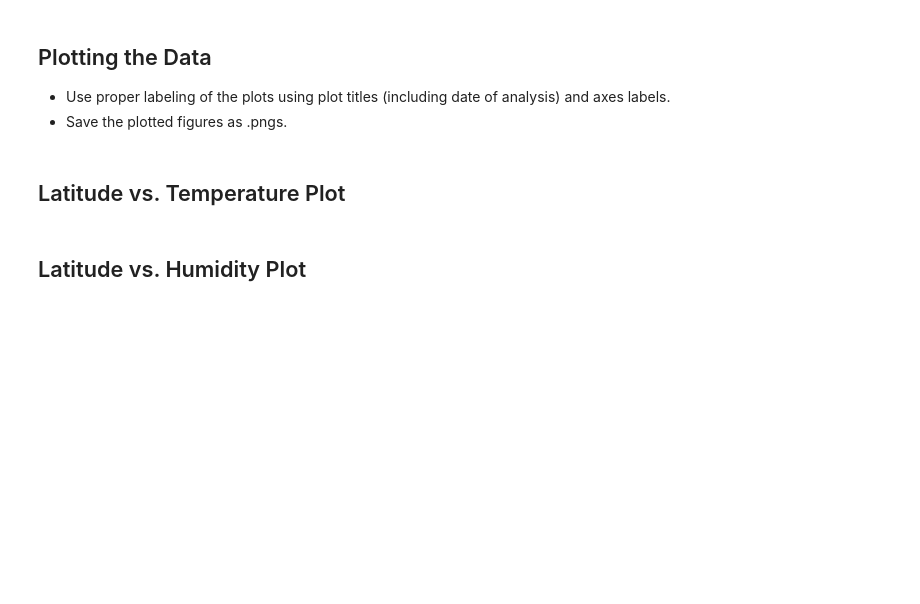
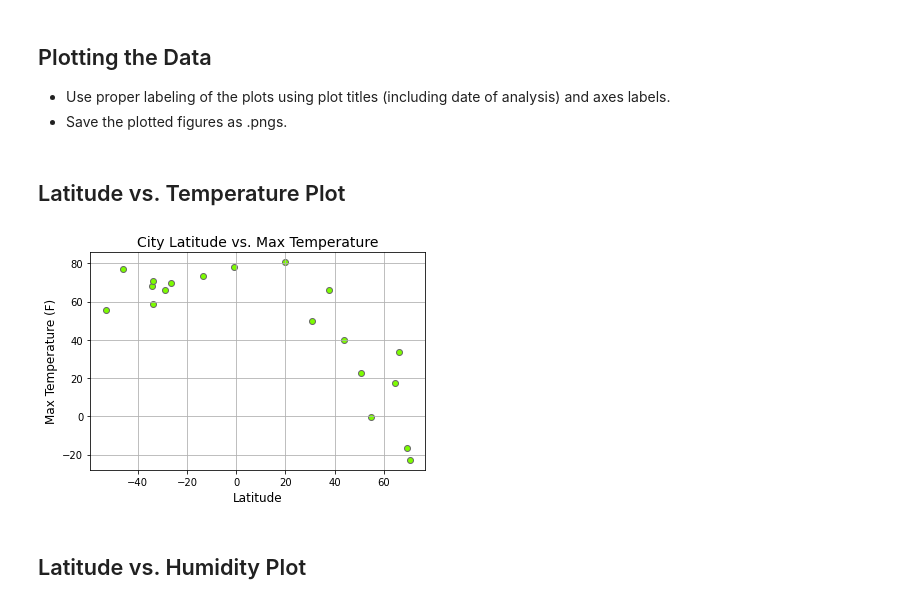
Before and after one commit to NHoyer95/python-api-challenge, a Jupyter notebook: WeatherPy/WeatherPy.ipynb, the cells around one changed output. Drawn from its saved outputs; the diff is of its cells as text; code cells hidden in the pictures; blank space fills up the shorter version.

```diff
--- a/WeatherPy/WeatherPy.ipynb
+++ b/WeatherPy/WeatherPy.ipynb
@@ -184,17 +184,19 @@ clean_city_data.head()
 # %% [markdown]
 ## Latitude vs. Temperature Plot
 # %%
-# # Create scatter plot
-# plt.scatter(latitudes, temperatures, marker="o", facecolors="lightsalmon", edgecolors="sienna")
+# Create scatter plot
+plt.scatter(clean_city_data["Lat"], clean_city_data["Max Temp"], marker="o", facecolors="lawngreen", edgecolors="dimgrey")
 
-# # Add labels, title, limits & grid
-# plt.title("City Latitude vs. Max Temperature (19/06/20)", fontsize=14)
-# plt.ylabel("Max Temperature (F)", fontsize=12)
-# plt.xlabel("Latitude", fontsize=12)
-# plt.grid()
+# Add labels, title, limits & grid
+plt.title("City Latitude vs. Max Temperature", fontsize=14)
+plt.ylabel("Max Temperature (F)", fontsize=12)
+plt.xlabel("Latitude", fontsize=12)
+plt.grid()
 
-# # Display and Save plot
-# plt.savefig("../Images/latitude-vs-temp.png")
-# plt.show()
+# Display and Save plot
+plt.savefig("../output_data/latitude-vs-temp.png")
+plt.show()
+# %% [output]
+[figure, added]
 # %% [markdown]
 ## Latitude vs. Humidity Plot
```
Also changed, not shown: parts of 8 cells of this notebook, 5 other files.
